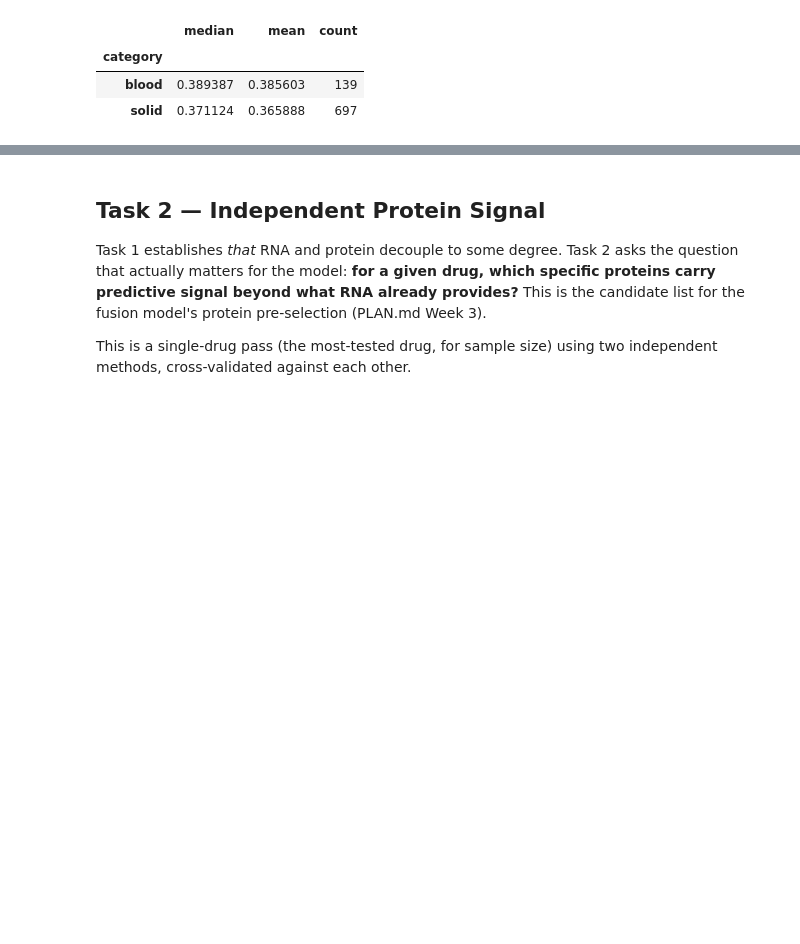
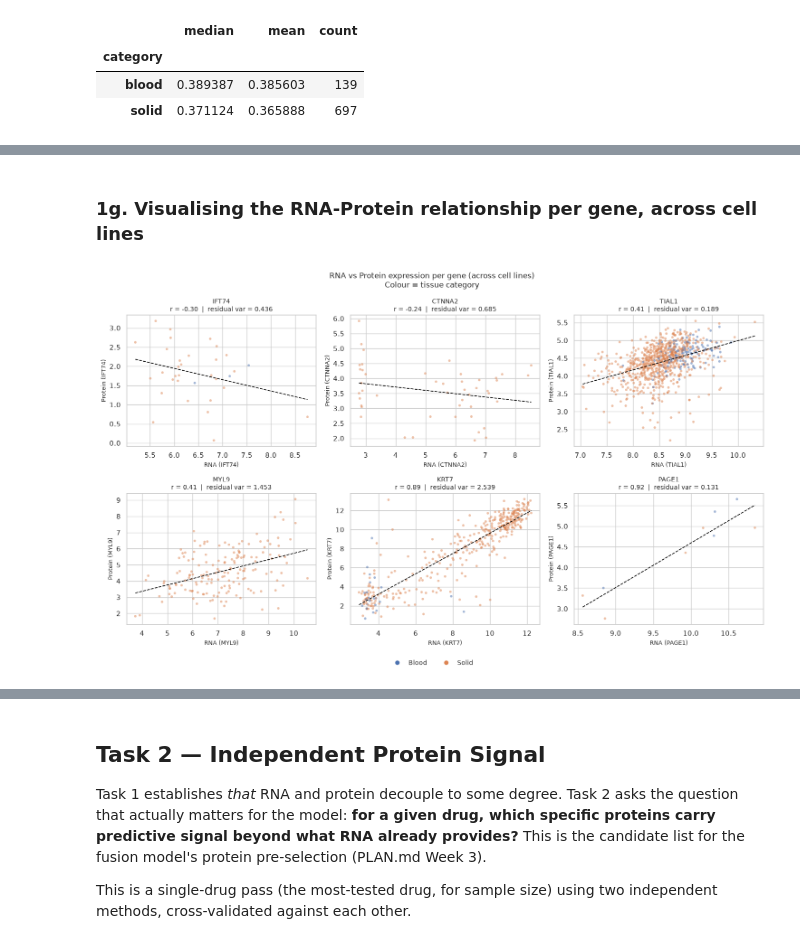
Before and after one commit to fshokor/multiomics-drug-response, a Jupyter notebook: notebooks/02_statistical_analysis.ipynb, the cells around one changed output, grey strips where cells are left out. Drawn from its saved outputs; the diff is of its cells as text; code cells hidden in the pictures; blank space fills up the shorter version.

```diff
--- a/notebooks/02_statistical_analysis.ipynb
+++ b/notebooks/02_statistical_analysis.ipynb
@@ -543,0 +553,53 @@ Mann-Whitney U p-value: 7.306e-11
+# %% [markdown]
+### 1g. Visualising the RNA-Protein relationship per gene, across cell lines
+# %%
+# Pick 6 genes spanning the full correlation range: 2 high-r, 2 mid-r, 2 low-r
+# These illustrate WHY residual variance is the right selection criterion
+
+corr_vals = gene_corr_pearson["pearson_r"].dropna().sort_values()
+low_genes  = corr_vals.iloc[[10, 20]].index.tolist()   # near the low tail
+mid_genes  = corr_vals.iloc[len(corr_vals)//2 - 1 : len(corr_vals)//2 + 1].index.tolist()
+high_genes = corr_vals.iloc[[-20, -10]].index.tolist() # near the high tail
+genes_to_plot = low_genes + mid_genes + high_genes
+
+category_colors = classify_blood_vs_solid(tissue_lookup.loc[common_ids]).map(
+    {"blood": "#4C72B0", "solid": "#DD8452"}
+)
+
+fig, axes = plt.subplots(2, 3, figsize=(15, 9))
+for ax, gene in zip(axes.flatten(), genes_to_plot):
+    if gene not in rna.columns or gene not in protein_aligned.columns:
+        ax.set_visible(False)
+        continue
+
+    x = rna.loc[common_ids, gene].values
+    y = protein_aligned.loc[common_ids, gene].values
+    mask = ~np.isnan(x) & ~np.isnan(y)
+
+    # fit line on valid points only
+    slope, intercept = np.polyfit(x[mask], y[mask], 1)
+    x_line = np.linspace(x[mask].min(), x[mask].max(), 100)
+
+    r = gene_corr_pearson.loc[gene, "pearson_r"] if gene in gene_corr_pearson.index else np.nan
+    residual_var = np.var(y[mask] - (slope * x[mask] + intercept))
+
+    ax.scatter(x[mask], y[mask], c=category_colors.loc[np.array(common_ids)[mask]],
+               alpha=0.5, s=15, linewidths=0)
+    ax.plot(x_line, slope * x_line + intercept, color="black", linewidth=1.2, linestyle="--")
+    ax.set_xlabel(f"RNA ({gene})", fontsize=9)
+    ax.set_ylabel(f"Protein ({gene})", fontsize=9)
+    ax.set_title(f"{gene}\nr = {r:.2f}  |  residual var = {residual_var:.3f}", fontsize=10)
+
+# legend
+from matplotlib.lines import Line2D
+legend_elements = [
+    Line2D([0], [0], marker='o', color='w', markerfacecolor='#4C72B0', markersize=8, label='Blood'),
+    Line2D([0], [0], marker='o', color='w', markerfacecolor='#DD8452', markersize=8, label='Solid'),
+]
+fig.legend(handles=legend_elements, loc="lower center", ncol=2, fontsize=10, frameon=False)
+fig.suptitle("RNA vs Protein expression per gene (across cell lines)\nColour = tissue category", fontsize=12)
+fig.tight_layout(rect=[0, 0.04, 1, 1])
+fig.savefig(FIGURES_DIR / "fig1g_rna_protein_scatter_per_gene.png", dpi=200, bbox_inches="tight")
+plt.show()
+# %% [output]
+[figure, added]
```
Also changed, not shown: parts of 5 cells of this notebook, 2 other files.
